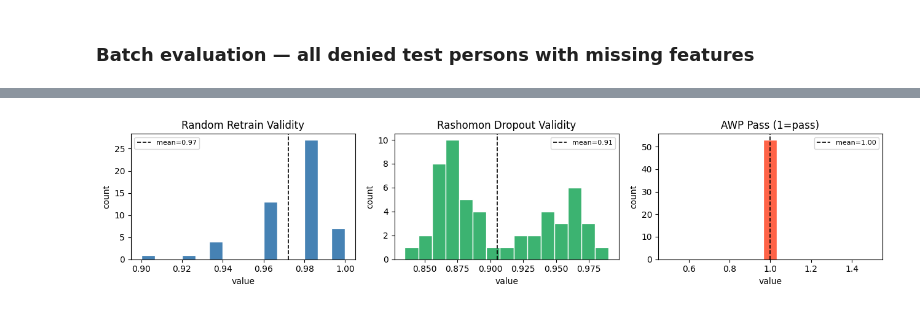
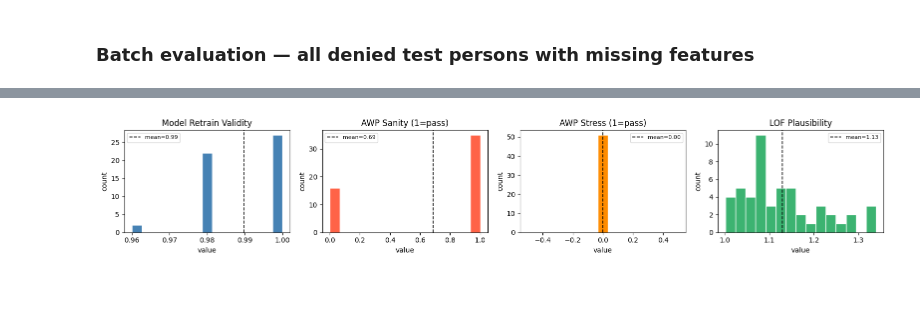
Before and after one commit to Ndgandhi23/Robust-Recourse-Under-Missingness, a Jupyter notebook: main.ipynb, the cells around one changed output, grey strips where cells are left out. Cells and saved outputs as stored; diff of their text form; code cells hidden in the pictures.

Commit message:
added more evals

```diff
--- a/main.ipynb
+++ b/main.ipynb
@@ -204,10 +208,12 @@ epsilons = [1e-4, 5e-4, 0.001, 0.005, 0.01, 0.05]
 costs    = []
 
 for eps in epsilons:
-    _, _, cost, _ = beam_search(
+    _, _, cost, _, _, _, _, _ = beam_search(
         x0, xi0, theta_hat, hessian_matrix, mice_imputer,
-        epsilon=eps, rho=rho, kappa=kappa, J_edit=J_edit,
-        tau=0.0, beam_width=3, K_max=3, K_mice=50, verbose=False,
+        epsilon=eps, rho_coverage=rho_coverage, kappa=kappa, J_edit=J_edit,
+        tau=0.0, beam_width=3, K_max=3, K_mice=50,
+        x_min=x_min, x_max=x_max,
+        verbose=False,
     )
     costs.append(cost)
     status = f"cost={cost:.4f}" if cost < np.inf else "infeasible"
@@ -276,69 +368,83 @@ print(f"denied test persons with missing features: {len(denied_all)}")
 for idx in denied_all:
     x0_b, xi0_b = X[idx], Xi[idx]
 
-    r_b, delta_b, cost_b, _ = beam_search(
+    r_b, delta_b, cost_b, _, mu_b, Sigma_b, draws_b, rho_opt_b = beam_search(
         x0_b, xi0_b,
         theta_hat, hessian_matrix,
         mice_imputer,
-        epsilon    = epsilon,
-        rho        = rho,
-        kappa      = kappa,
-        J_edit     = J_edit,
-        tau        = 0.0,
-        beam_width = beam_width,
-        K_max      = K_max,
-        K_mice     = K_mice,
-        verbose    = False,
+        epsilon      = epsilon,
+        rho_coverage = rho_coverage,
+        kappa        = kappa,
+        J_edit       = J_edit,
+        tau          = 0.0,
+        beam_width   = beam_width,
+        K_max        = K_max,
+        K_mice       = K_mice,
+        x_min        = x0_b - delta_max,
+        x_max        = x0_b + delta_max,
+        verbose      = False,
     )
 
     if r_b is None:
-        batch_results.append({"idx": idx, "feasible": False,
-                               "rr": None, "rd": None, "awp": None})
+        batch_results.append({"idx": idx, "feasible": False, "nom": None, "rr": None,
+                              "awp": None, "awp_stress": None, "lof": None})
         continue
 
-    xi_c_b = xi0_b - r_b
-    mu_b, _, _ = get_imputation_params(mice_imputer, x0_b, xi_c_b, K=100)
+    rho_stress_b = calibrate_rho(draws_b, mu_b, Sigma_b, stress_coverage)
 
-    rr_b = random_retrain_validity(
+    nom_b = nominal_validity(theta_hat, x0_b, delta_b, xi0_b, r_b, mu_b)
+    rr_b  = model_retrain_validity(
         X_train, Xi_train, y_train,
         x0_b, delta_b, xi0_b, r_b, mu_b, n_models=50,
     )
-    rd_b = rashomon_dropout_validity(
-        theta_hat, x0_b, delta_b, xi0_b, r_b, mu_b,
-        dropout_rate=0.1, n_samples=200,
-    )
     awp_b, _ = awp_validity(
         theta_hat, hessian_matrix,
+        x0_b, delta_b, xi0_b, r_b, mu_b, Sigma_b,
+        epsilon_eval=epsilon, rho_eval=rho_opt_b,
+    )
+    awp_stress_b, _ = awp_validity(
+        theta_hat, hessian_matrix,
+        x0_b, delta_b, xi0_b, r_b, mu_b, Sigma_b,
+        epsilon_eval=epsilon_eval, rho_eval=rho_stress_b,
+    )
+    lof_b = lof_plausibility(
+        X_train, Xi_train, mice_imputer,
         x0_b, delta_b, xi0_b, r_b, mu_b,
-        epsilon=epsilon,
     )
 
-    batch_results.append({"idx": idx, "feasible": True, "cost": cost_b,
-                           "rr": rr_b, "rd": rd_b, "awp": awp_b})
+    n_revealed = int(r_b.sum())
+    batch_results.append({"idx": idx, "feasible": True, "cost": cost_b, "nom": nom_b,
+                          "rr": rr_b, "awp": awp_b, "awp_stress": awp_stress_b,
+                          "lof": lof_b, "n_revealed": n_revealed})
 
 # ── summary ──────────────────────────────────────────────────────────────────
 feasible = [r for r in batch_results if r["feasible"]]
-n_total   = len(batch_results)
-n_feas    = len(feasible)
+n_total  = len(batch_results)
+n_feas   = len(feasible)
 
 print(f"\nfeasibility rate : {n_feas}/{n_total} = {n_feas/n_total:.3f}")
 
 if n_feas > 0:
-    rr_vals  = [r["rr"]  for r in feasible]
-    rd_vals  = [r["rd"]  for r in feasible]
-    awp_vals = [r["awp"] for r in feasible]
+    nom_vals        = [r["nom"]        for r in feasible]
+    rr_vals         = [r["rr"]         for r in feasible]
+    awp_vals        = [r["awp"]        for r in feasible]
+    awp_stress_vals = [r["awp_stress"] for r in feasible]
+    lof_vals        = [r["lof"]        for r in feasible]
+    reveal_counts   = [r["n_revealed"] for r in feasible]
 
-    print(f"random retrain   : mean={np.mean(rr_vals):.3f}  min={np.min(rr_vals):.3f}  max={np.max(rr_vals):.3f}")
-    print(f"rashomon dropout : mean={np.mean(rd_vals):.3f}  min={np.min(rd_vals):.3f}  max={np.max(rd_vals):.3f}")
-    print(f"awp pass rate    : {np.mean(awp_vals):.3f}  ({sum(awp_vals)}/{n_feas} pass)")
+    print(f"nominal validity : {np.mean(nom_vals):.3f}  ({sum(nom_vals)}/{n_feas} pass)")
+    print(f"model retrain    : mean={np.mean(rr_vals):.3f}  min={np.min(rr_vals):.3f}  max={np.max(rr_vals):.3f}")
+    print(f"awp sanity       : {np.mean(awp_vals):.3f}  ({sum(awp_vals)}/{n_feas} pass)")
+    print(f"awp stress       : {np.mean(awp_stress_vals):.3f}  ({sum(awp_stress_vals)}/{n_feas} pass)")
+    print(f"lof plausibility : mean={np.mean(lof_vals):.3f}  min={np.min(lof_vals):.3f}  max={np.max(lof_vals):.3f}")
+    print(f"reveals          : {sum(r > 0 for r in reveal_counts)}/{n_feas} cases used at least 1 reveal")
 
-    # distribution plot
-    fig, axes = plt.subplots(1, 3, figsize=(13, 3))
+    fig, axes = plt.subplots(1, 4, figsize=(16, 3))
     for ax, vals, title, color in zip(
         axes,
-        [rr_vals, rd_vals, [float(v) for v in awp_vals]],
-        ["Random Retrain Validity", "Rashomon Dropout Validity", "AWP Pass (1=pass)"],
-        ["steelblue", "mediumseagreen", "tomato"],
+        [rr_vals, [float(v) for v in awp_vals], [float(v) for v in awp_stress_vals], lof_vals],
+        ["Model Retrain Validity", "AWP Sanity (1=pass)", "AWP Stress (1=pass)", "LOF Plausibility"],
+        ["steelblue", "tomato", "darkorange", "mediumseagreen"],
     ):
         ax.hist(vals, bins=15, color=color, edgecolor='white')
         ax.axvline(np.mean(vals), color='black', linestyle='--', linewidth=1.2,
@@ -359 +468 @@ awp pass rate    : 1.000  (53/53 pass)
-[figure, old version]
+[figure, new version]
```
Also changed, not shown: parts of 11 cells of this notebook, 7 other files.
